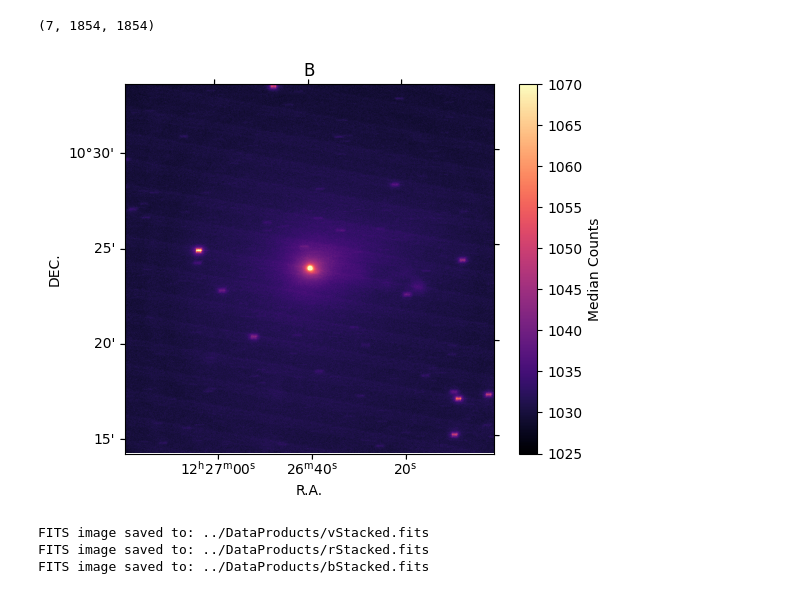
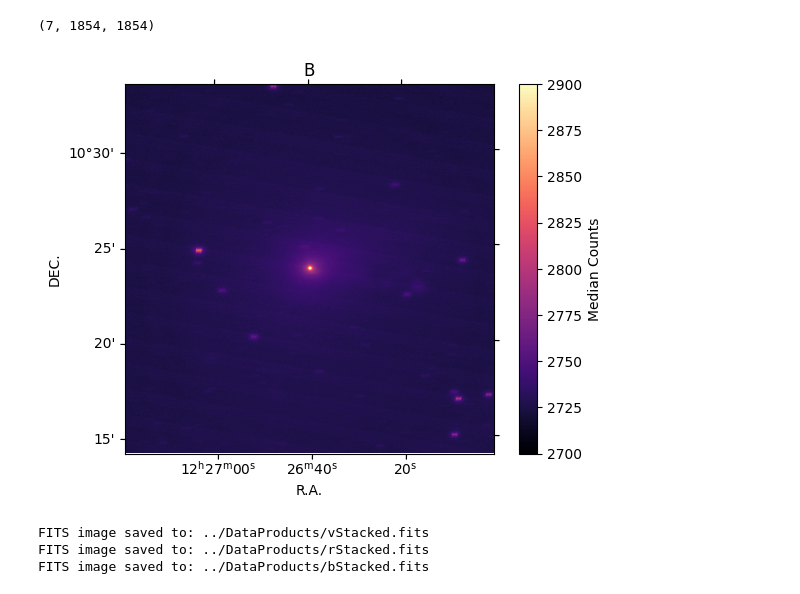
Before and after one commit to daraghhollman/Comet62P-Tsuchinshan, a Jupyter notebook: NewScripts/analysis.ipynb, the cells around one changed output. Drawn from its saved outputs; the diff is of its cells as text; code cells hidden in the pictures.

```diff
--- a/NewScripts/analysis.ipynb
+++ b/NewScripts/analysis.ipynb
@@ -71,7 +72,7 @@ def StackImages(paths, filter, bounds):
 
     print(np.shape(stackingImages))
 
-    stackedImage = np.median(stackingImages, axis=0)
+    stackedImage = np.median(stackingImages, axis=0) * np.sqrt(len(paths))
 
     return stackedImage, cutoutWcs
 # %%
@@ -108,14 +109,14 @@ bStackedImage, _ = StackImages(bDataPaths, "B", [100, 2054-100])
 (7, 1854, 1854)
 # %%
 plt.subplot(projection=cutoutWcs)
-plt.imshow(bStackedImage, cmap="magma", vmin=1025, vmax=1070)
+plt.imshow(bStackedImage, cmap="magma", vmin=2700, vmax=2900)
 plt.colorbar(label="Median Counts")
 plt.title("B")
 plt.xlabel("R.A.")
 plt.ylabel("DEC.")
 plt.gca().invert_yaxis()
 # %% [output]
-[figure, old version]
+[figure, new version]
 # %%
 comets.SaveFits(vStackedImage, "../DataProducts/vStacked.fits")
 comets.SaveFits(rStackedImage, "../DataProducts/rStacked.fits")
```
Also changed, not shown: parts of 5 cells of this notebook, 3 other files.
